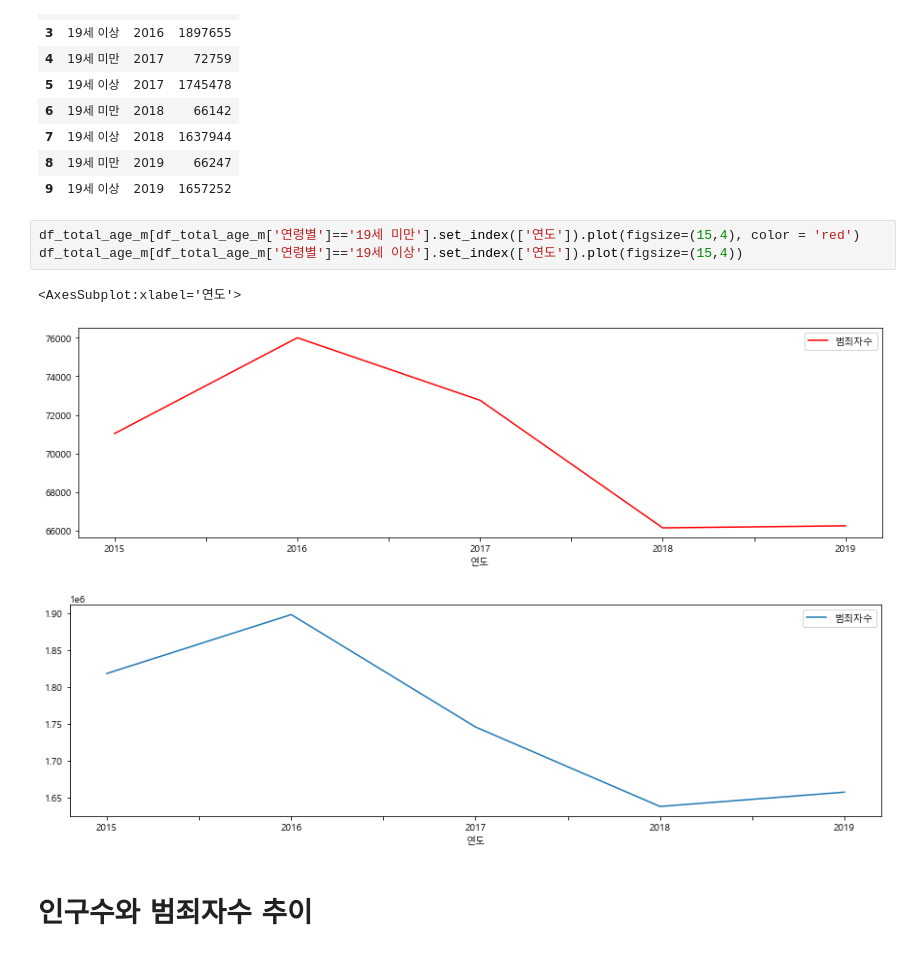
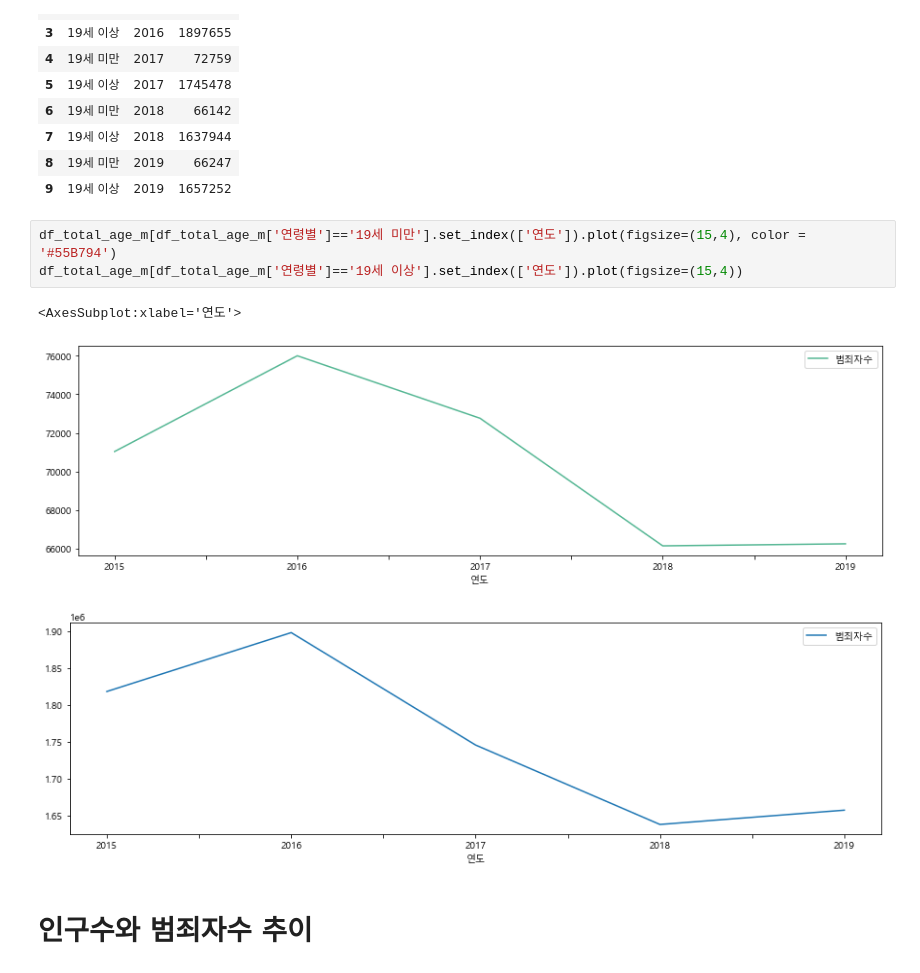
Before and after one commit to hkim11656/crime_analysis, a Jupyter notebook: 13_소년 인구 대비 소년범죄율 추이_김유민.ipynb, the cells around one changed output. Saved outputs shown, nothing was run; the diff lists cells and outputs as text.

```diff
--- a/13_소년 인구 대비 소년범죄율 추이_김유민.ipynb
+++ b/13_소년 인구 대비 소년범죄율 추이_김유민.ipynb
@@ -324,11 +324,11 @@ df_total_age_m
 | 8 | 19세 미만 | 2019 | 66247 |
 | 9 | 19세 이상 | 2019 | 1657252 |
 # %%
-df_total_age_m[df_total_age_m['연령별']=='19세 미만'].set_index(['연도']).plot(figsize=(15,4), color = 'red')
+df_total_age_m[df_total_age_m['연령별']=='19세 미만'].set_index(['연도']).plot(figsize=(15,4), color = '#55B794')
 df_total_age_m[df_total_age_m['연령별']=='19세 이상'].set_index(['연도']).plot(figsize=(15,4))
 # %% [output]
 <AxesSubplot:xlabel='연도'>
-[figure, old version]
+[figure, new version]
 [figure]
 # %% [markdown]
 # 인구수와 범죄자수 추이
```
Also changed, not shown: parts of 1 cell of this notebook.
